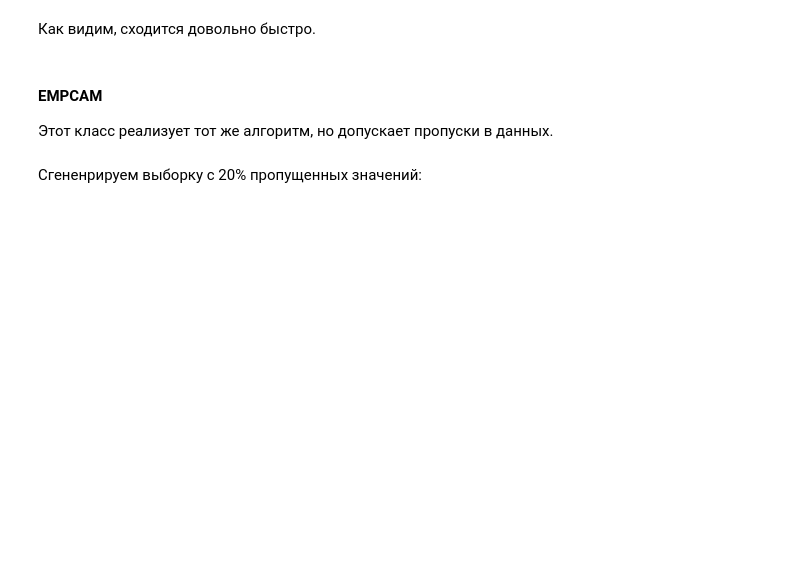
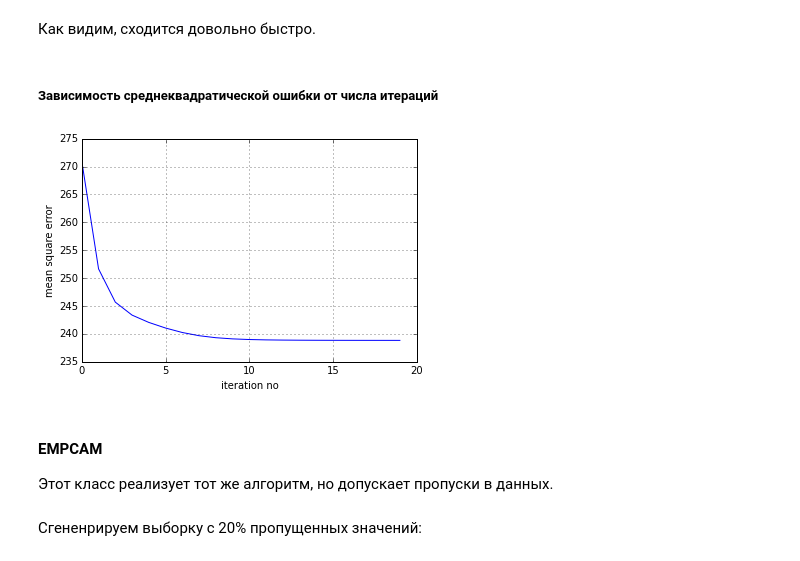
Before and after one commit to ArtsemZhuk/EMPCA, a Jupyter notebook: Examples.ipynb, the cells around one changed output. Drawn from its saved outputs; the diff is of its cells as text; code cells hidden in the pictures; blank space fills up the shorter version.

Commit message:
added mean square error

```diff
--- a/Examples.ipynb
+++ b/Examples.ipynb
@@ -146,5 +146,27 @@ for k in range(10):
 # %% [markdown]
 Как видим, сходится довольно быстро.
+# %% [markdown]
+##### Зависимость среднеквадратической ошибки от числа итераций
+# %%
+X, W, T = random_model(50, 100, 50, eps=10)
+empca = EMPCA(n_components=10)
+empca.init_(X)
+
+n = 20
+err = []
+for _ in range(n):
+    empca.make_iteration_()
+    err.append(empca.mean_square_error(X))
+
+x = np.arange(0, n, 1)
+
+plt.xlabel('iteration no')
+plt.ylabel('mean square error')
+plt.grid(True)
+plt.plot(x, err)
+plt.show()
+# %% [output]
+[figure, added]
 # %% [markdown]
 #### EMPCAM
 Этот класс реализует тот же алгоритм, но допускает пропуски в данных.
```
Also changed, not shown: parts of 9 cells of this notebook, 1 other file.
